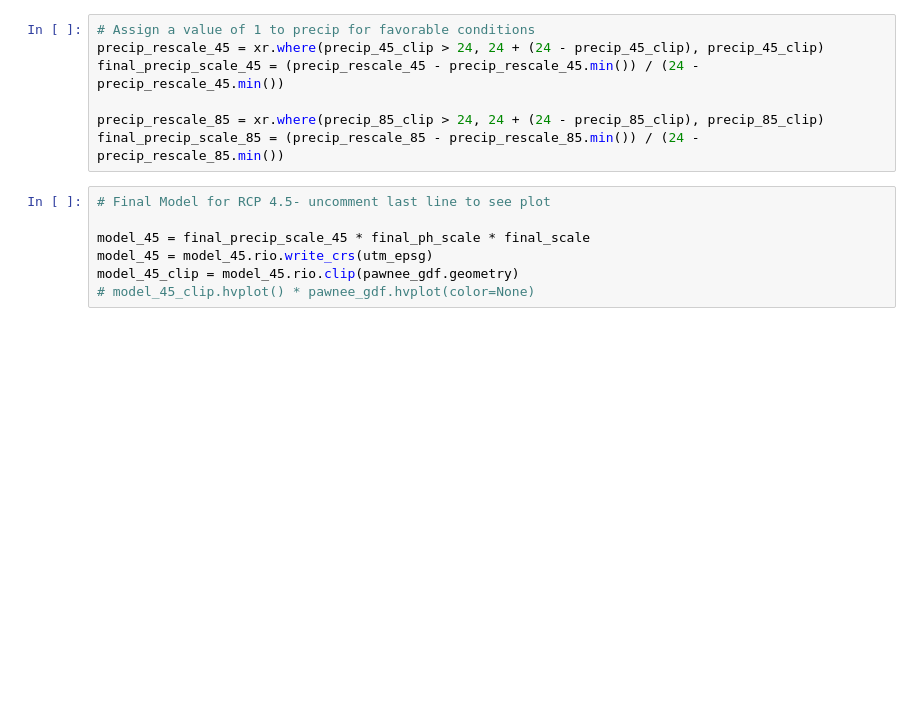
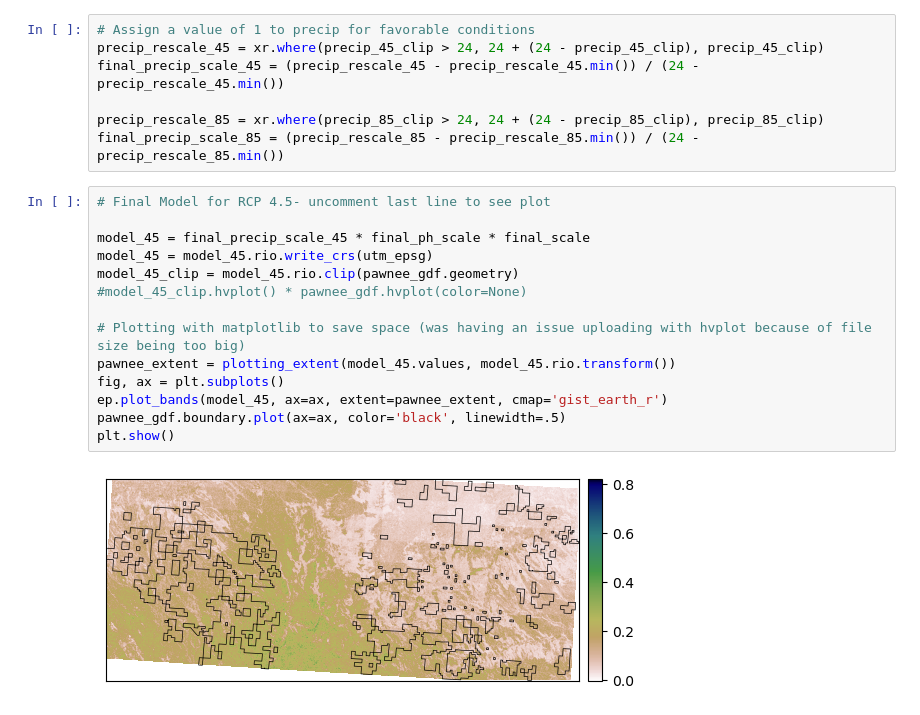
Before and after one commit to taylor-obrien/Grassland-Final-Project-, a Jupyter notebook: pawnee-national-grassland.ipynb, the cells around one changed output. Cells and saved outputs as stored; diff of their text form; blank space fills up the shorter version.

```diff
--- a/pawnee-national-grassland.ipynb
+++ b/pawnee-national-grassland.ipynb
@@ -204,10 +207,19 @@ final_precip_scale_85 = (precip_rescale_85 - precip_rescale_85.min()) / (24 - pr
 # %%
 # Final Model for RCP 4.5- uncomment last line to see plot
 
 model_45 = final_precip_scale_45 * final_ph_scale * final_scale
 model_45 = model_45.rio.write_crs(utm_epsg)
 model_45_clip = model_45.rio.clip(pawnee_gdf.geometry)
-# model_45_clip.hvplot() * pawnee_gdf.hvplot(color=None)
+#model_45_clip.hvplot() * pawnee_gdf.hvplot(color=None)
+
+# Plotting with matplotlib to save space (was having an issue uploading with hvplot because of file size being too big)
+pawnee_extent = plotting_extent(model_45.values, model_45.rio.transform())
+fig, ax = plt.subplots()
+ep.plot_bands(model_45, ax=ax, extent=pawnee_extent, cmap='gist_earth_r')
+pawnee_gdf.boundary.plot(ax=ax, color='black', linewidth=.5)
+plt.show()
+# %% [output]
+[figure, added]
 # %%
 # Final Model for RCP 8.5- uncomment last line to see plot
 
```
Also changed, not shown: parts of 2 cells of this notebook.
